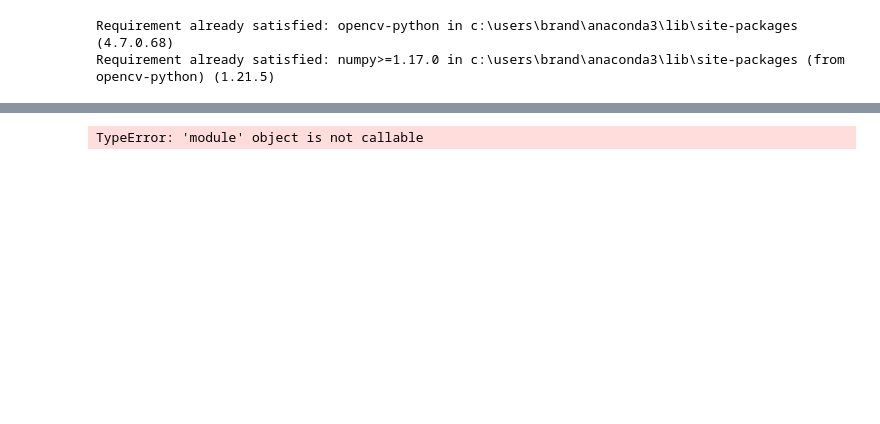
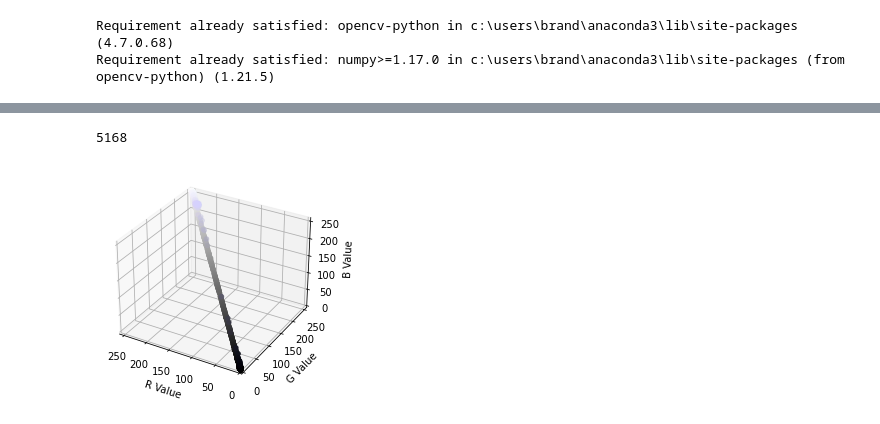
Before and after one commit to Comment-XD/IMG_to_Minecraft_Murall, a Jupyter notebook: img_to_csv -checkpoint.ipynb, the cells around one changed output, grey strips where cells are left out. Drawn from its saved outputs; the diff is of its cells as text; code cells hidden in the pictures; blank space fills up the shorter version.

```diff
--- a/img_to_csv -checkpoint.ipynb
+++ b/img_to_csv -checkpoint.ipynb
@@ -22,10 +35,43 @@ csvWriter("panda", img)
 # %%
 """
 Goal one: change the numpy array from a 3-D shape to a 2-D shape
 - First use machine learning to plot all the points of the "img" numpy
     - img[row][column][r,g,b]
     - loop through the rgb values
     - remember the row, col values (row val, col val) for each of the points
 """
+
+
+r = []
+g = []
+b = []
+colors = []
+for i in range(len(img)):
+    for j in reversed(img[i]):
+        colors.append(j)
+        r.append(j[0])
+        g.append(j[1])
+        b.append(j[2])
+#         ax.scatter(j[0], j[1], j[2])
+# print(colors)
+colors = np.array(colors)
+
+fig = plt.figure()
+ax = fig.add_subplot(projection='3d')
+
+ax.axes.set_xlim3d(left=255, right=0)
+ax.axes.set_ylim3d(bottom=0, top=255)
+ax.axes.set_zlim3d(bottom=0, top=255)
+
+ax.set_xlabel('R Value')
+ax.set_ylabel('G Value')
+ax.set_zlabel('B Value')
+
+print(len(r))
+# about 5 unique colors, pink, black, white, dark grey, and grey
+# k values can be 5
+ax.scatter(r, g, b, c= colors / 255.0)
+plt.show()
 # %% [output]
-TypeError: 'module' object is not callable
+5168
+[figure, added]
```
Also changed, not shown: parts of 4 cells of this notebook, 2 other files.
